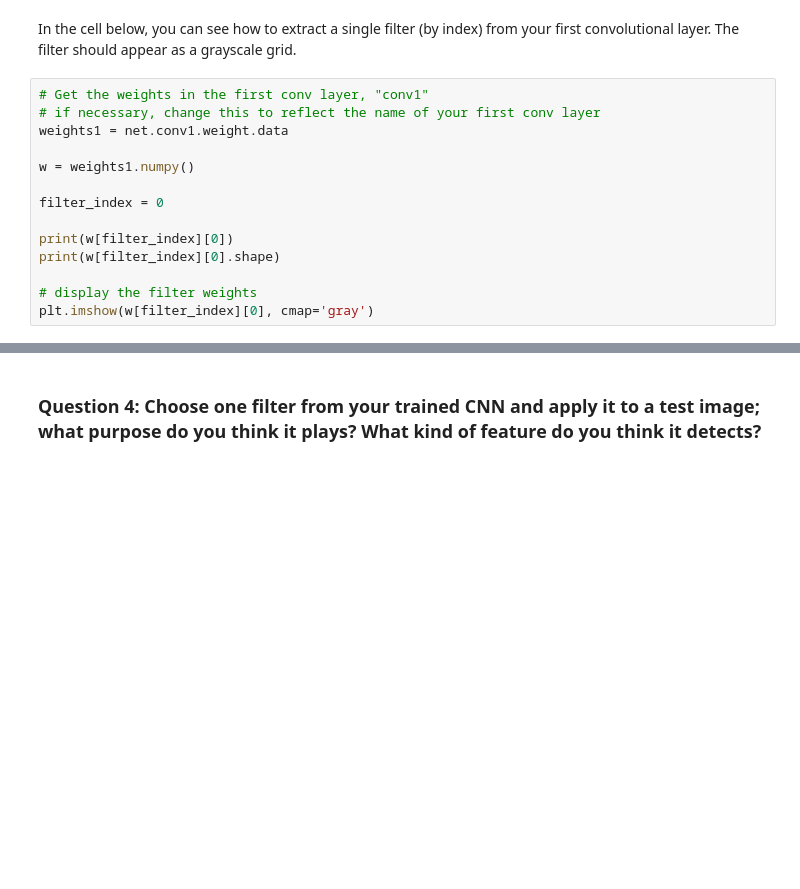
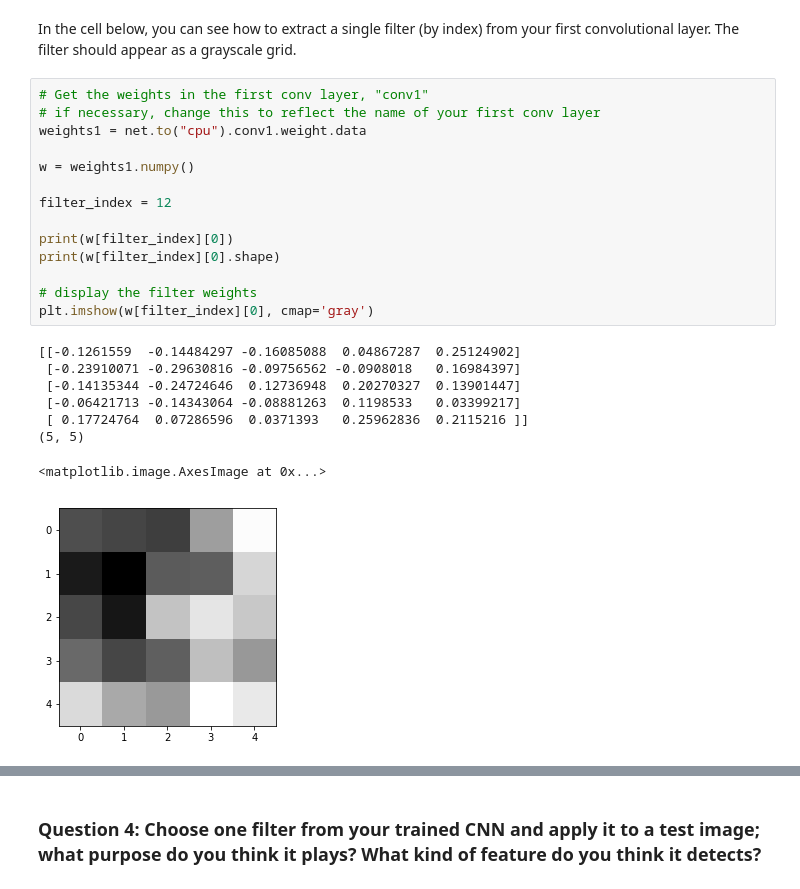
Before and after one commit to daler-rahimov/P1_Facial_Keypoints, a Jupyter notebook: 2. Define the Network Architecture.ipynb, the cells around one changed output, grey strips where cells are left out. Drawn from its saved outputs; the diff is of its cells as text; blank space fills up the shorter version.

```diff
--- a/2. Define the Network Architecture.ipynb
+++ b/2. Define the Network Architecture.ipynb
@@ -523,17 +525,26 @@ In the cell below, you can see how to extract a single filter (by index) from yo
 # %%
 # Get the weights in the first conv layer, "conv1"
 # if necessary, change this to reflect the name of your first conv layer
-weights1 = net.conv1.weight.data
+weights1 = net.to("cpu").conv1.weight.data
 
 w = weights1.numpy()
 
-filter_index = 0
+filter_index = 12
 
 print(w[filter_index][0])
 print(w[filter_index][0].shape)
 
 # display the filter weights
 plt.imshow(w[filter_index][0], cmap='gray')
+# %% [output]
+[[-0.1261559  -0.14484297 -0.16085088  0.04867287  0.25124902]
+ [-0.23910071 -0.29630816 -0.09756562 -0.0908018   0.16984397]
+ [-0.14135344 -0.24724646  0.12736948  0.20270327  0.13901447]
+ [-0.06421713 -0.14343064 -0.08881263  0.1198533   0.03399217]
+ [ 0.17724764  0.07286596  0.0371393   0.25962836  0.2115216 ]]
+(5, 5)
+<matplotlib.image.AxesImage at 0x...>
+[figure, added]
 # %% [markdown]
 ## Feature maps
 
```
Also changed, not shown: parts of 17 cells of this notebook, 1 other file.
